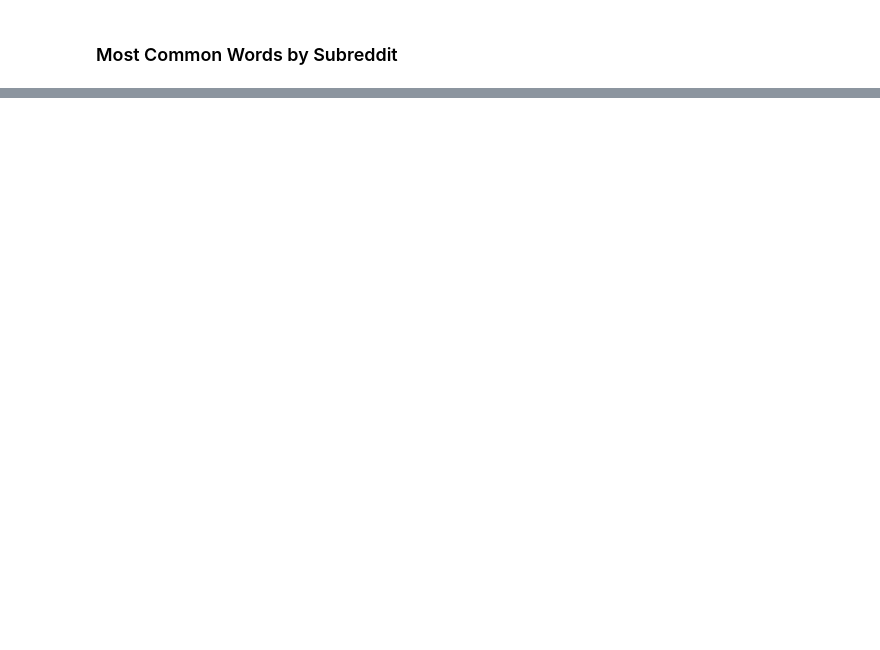
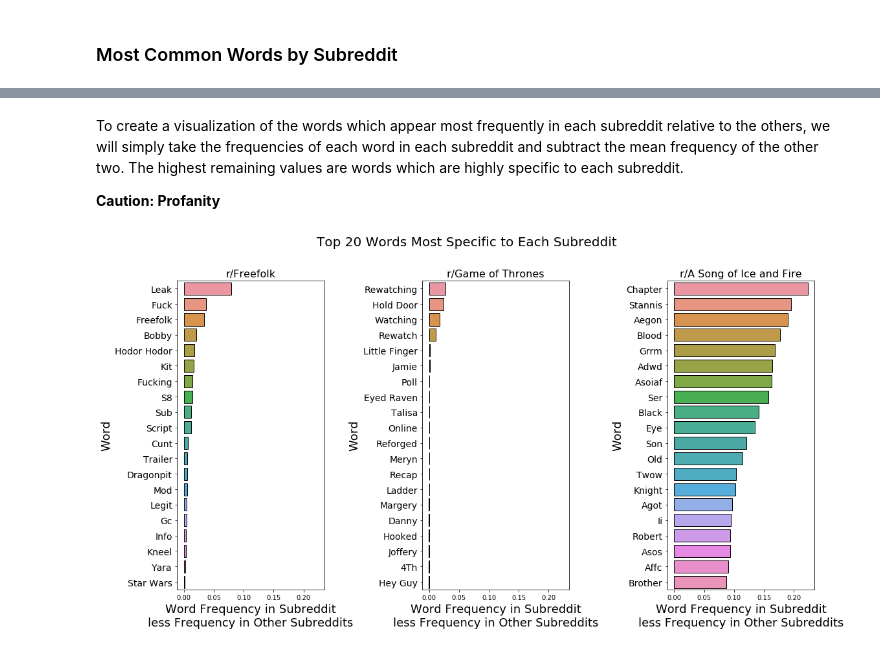
Before and after one commit to gwenrathgeber/subreddit_text_classification, a Jupyter notebook: code/EDA and Visualizations.ipynb, the cells around one changed output, grey strips where cells are left out. Drawn from its saved outputs; the diff is of its cells as text; code cells hidden in the pictures; blank space fills up the shorter version.

```diff
--- a/code/EDA and Visualizations.ipynb
+++ b/code/EDA and Visualizations.ipynb
@@ -108,0 +117,32 @@ By eliminating the most common words and character names among all three subredd
+# %% [markdown]
+To create a visualization of the words which appear most frequently in each subreddit relative to the others, we will simply take the frequencies of each word in each subreddit and subtract the mean frequency of the other two. The highest remaining values are words which are highly specific to each subreddit.
+
+**Caution: Profanity**
+# %%
+ff_standouts = ff_pd.mean() - got_pd.mean() - asoiaf_pd.mean()
+
+specific_ff = ff_standouts.dropna().sort_values(ascending=False)
+# %%
+got_standouts = got_pd.mean() - ff_pd.mean() - asoiaf_pd.mean()
+
+specific_got = got_standouts.dropna().sort_values(ascending=False)
+# %%
+asoiaf_standouts = asoiaf_pd.mean() - got_pd.mean() - ff_pd.mean()
+
+specific_asoiaf = asoiaf_standouts.dropna().sort_values(ascending=False)
+# %%
+tables = [specific_ff,specific_got,specific_asoiaf]
+titles = ['r/Freefolk','r/Game of Thrones','r/A Song of Ice and Fire']
+
+fig, ax = plt.subplots(1,3, sharex=True, figsize=(16,8))
+axs = ax.ravel()
+fig.suptitle('Top 20 Words Most Specific to Each Subreddit', fontsize=20, y=1.07)
+for i, ax in enumerate(axs):
+    plt.setp(ax.get_yticklabels(), fontsize=14)
+    ax.set_title(titles[i], fontsize=16)
+    ax.set_xlabel('Word Frequency in Subreddit\nless Frequency in Other Subreddits', fontsize=18)
+    ax.set_ylabel('Word', fontsize=18)
+    sns.barplot(tables[i][0:20],tables[i].index.str.title()[0:20], orient='h',ax=ax, ec='k', linewidth=1)
+fig.tight_layout()
+# %% [output]
+[figure, added]
```
Also changed, not shown: parts of 10 cells of this notebook, 1 other file.
